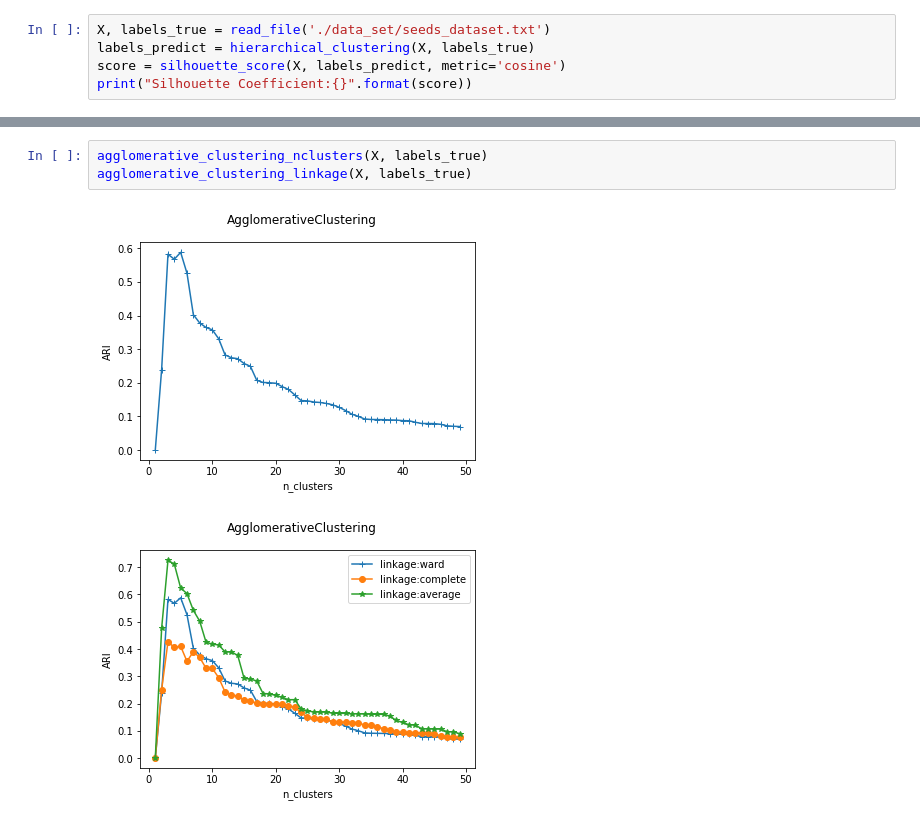
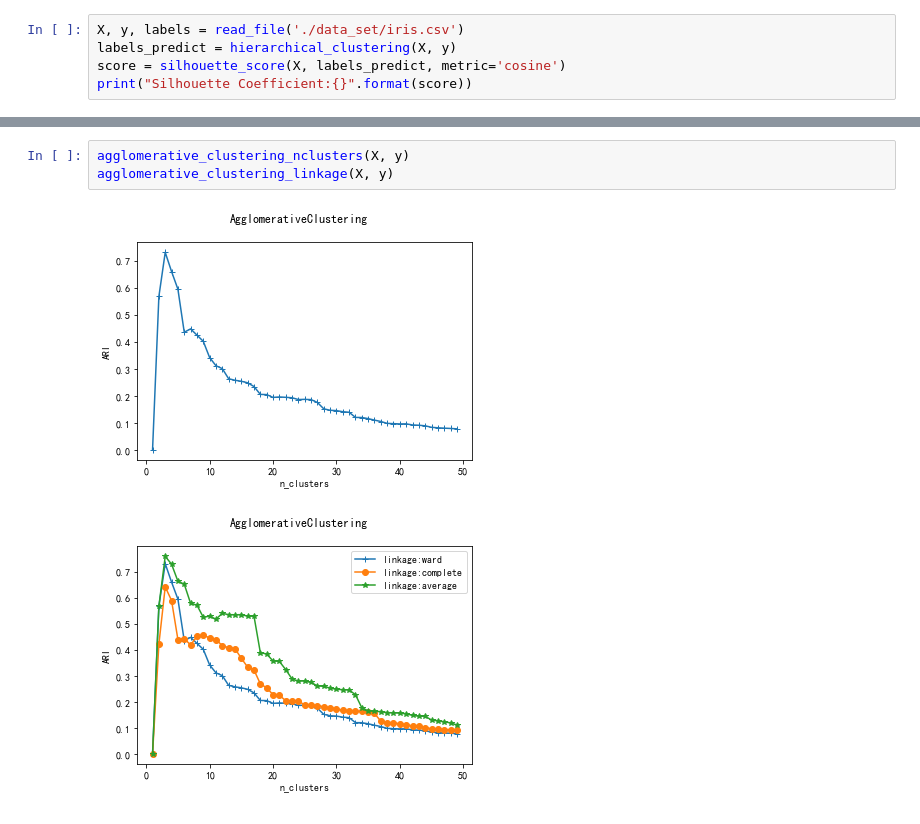
Before and after one commit to twolongbear/BusinessIntelligence, a Jupyter notebook: 商务智能2-陈永灿-2018302091011/hierarchical_clustering.ipynb, the cells around one changed output, grey strips where cells are left out. Drawn from its saved outputs; the diff is of its cells as text.

```diff
--- a/商务智能2-陈永灿-2018302091011/hierarchical_clustering.ipynb
+++ b/商务智能2-陈永灿-2018302091011/hierarchical_clustering.ipynb
@@ -118,8 +118,8 @@ def agglomerative_clustering_linkage(*data):
     fig.suptitle("AgglomerativeClustering")
     plt.show()
 # %%
-X, labels_true = read_file('./data_set/seeds_dataset.txt')
-labels_predict = hierarchical_clustering(X, labels_true)
+X, y, labels = read_file('./data_set/iris.csv')
+labels_predict = hierarchical_clustering(X, y)
 score = silhouette_score(X, labels_predict, metric='cosine')
 print("Silhouette Coefficient:{}".format(score))
 # %% [output]
@@ -146,6 +147,6 @@ plot3d_data(X_dr, labels_predict,"预测图")
 # %%
-agglomerative_clustering_nclusters(X, labels_true)
-agglomerative_clustering_linkage(X, labels_true)
+agglomerative_clustering_nclusters(X, y)
+agglomerative_clustering_linkage(X, y)
 # %% [output]
-[figure, old version]
+[figure, new version]
-[figure, old version]
+[figure, new version]
```
Also changed, not shown: parts of 4 cells of this notebook, 7 other files.
